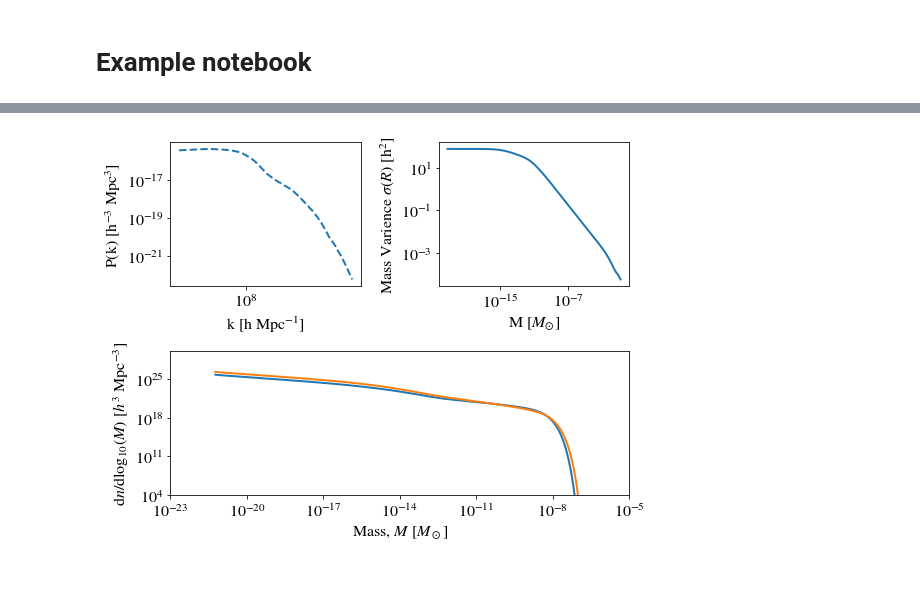
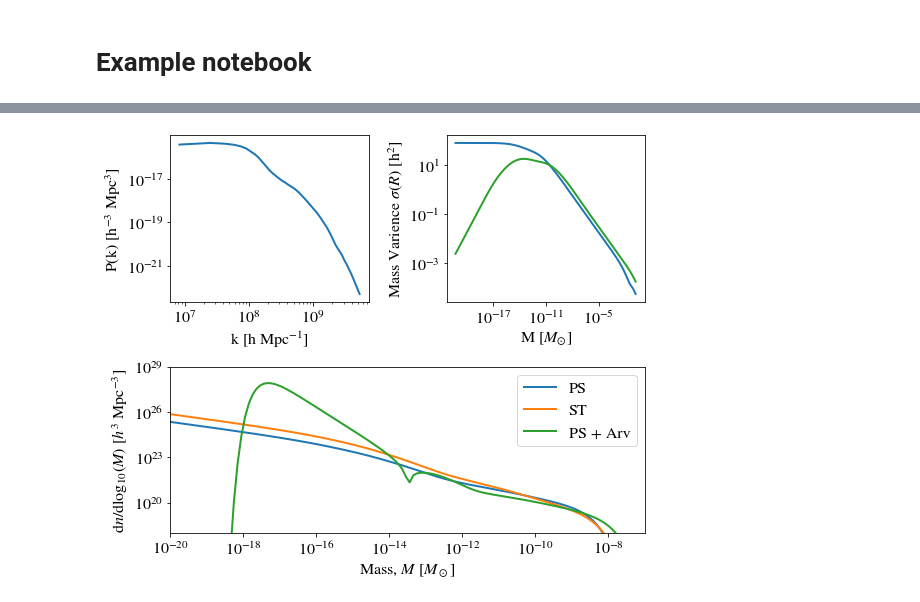
Before and after one commit to David-Ellis/ps-toolkit, a Jupyter notebook: example.ipynb, the cells around one changed output, grey strips where cells are left out. Drawn from its saved outputs; the diff is of its cells as text; code cells hidden in the pictures; blank space fills up the shorter version.

Commit message:
Added Arvanitaki window function

```diff
--- a/example.ipynb
+++ b/example.ipynb
@@ -14,35 +16,43 @@ import ps_toolkit.hmf as hmf
 k, P, _, _= np.loadtxt("PS.dat").T
 pspec_lin = [P, k]
 
 # Press-Schechter fitting function
 HMF_PS, M, f_PS, sigma, _ = hmf.PS_HMF(P, k, z=99, mode = 'PS')
 
 # Sheth-Torman fitting function
 HMF_ST, M, f_ST, sigma, _ = hmf.PS_HMF(P, k, z=99, mode = 'ST')
 
+# Press-Schechter fitting function + Arvanitaki window function
+HMF_Arv, M, f_Arv, sigma_Arv, _ = hmf.PS_HMF(P, k, z=99, mode = 'PS', filter_mode = "Arvanitaki")
+
+
+
 # Plot powerspectrum
 fig = plt.figure(figsize = (8,6))
 ax1 = fig.add_subplot(221)
-ax1.loglog(k, P, '--',lw=2)
+ax1.loglog(k, P, '-',lw=2)
 ax1.set_xlabel("k [h Mpc$^{-1}$]");
 ax1.set_ylabel("P(k) [h$^{-3}$ Mpc$^{3}$]");
 
 # Plot Mass Varience
 ax2 = fig.add_subplot(222)
 ax2.loglog(M, sigma,'-',linewidth=2)
+ax2.loglog(M, sigma_Arv,'-',linewidth=2, color = "tab:green")
 ax2.set_ylabel("Mass Varience $\sigma(R)$ [h$^2$]");
 ax2.set_xlabel("M [$M_{\odot}$]");
 #ax2.set_xlim([1e-21, 1e-7])
 plt.tight_layout()
 
 # Plot HMF
 ax3 = fig.add_subplot(212)
 ax3.loglog(M, HMF_PS,'-',linewidth=2, label = "PS")
 ax3.loglog(M, HMF_ST,'-',linewidth=2, label = "ST")
+ax3.loglog(M, HMF_Arv,'-',linewidth=2, label = "PS + Arv")
 ax3.set_xlabel(r"Mass, $M$ [$M_\odot$]");
 ax3.set_ylabel(r"$\mathrm{d}n/\mathrm{d }\log_{10}(M)$ [$h^3$ Mpc$^{-3}$]");
-ax3.set_ylim([1e4, 1e30])
-ax3.set_xlim([1e-23, 1e-5])
-plt.tight_layout()
+ax3.set_ylim([1e18, 1e29])
+ax3.set_xlim([1e-20, 1e-7])
+plt.legend()
+plt.savefig("example.pdf", bbox_inches = "tight")
 # %% [output]
-[figure, old version]
+[figure, new version]
```
Also changed, not shown: parts of 1 cell of this notebook, 4 other files.
